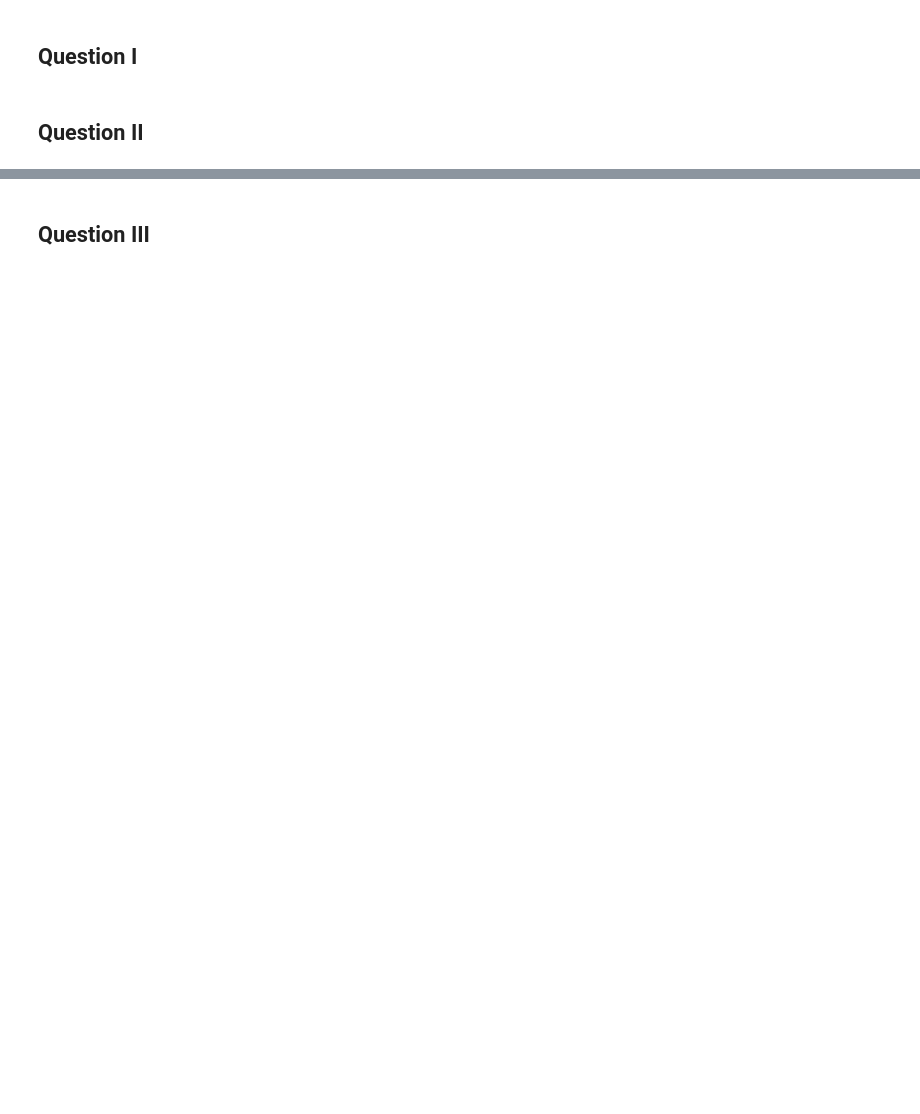
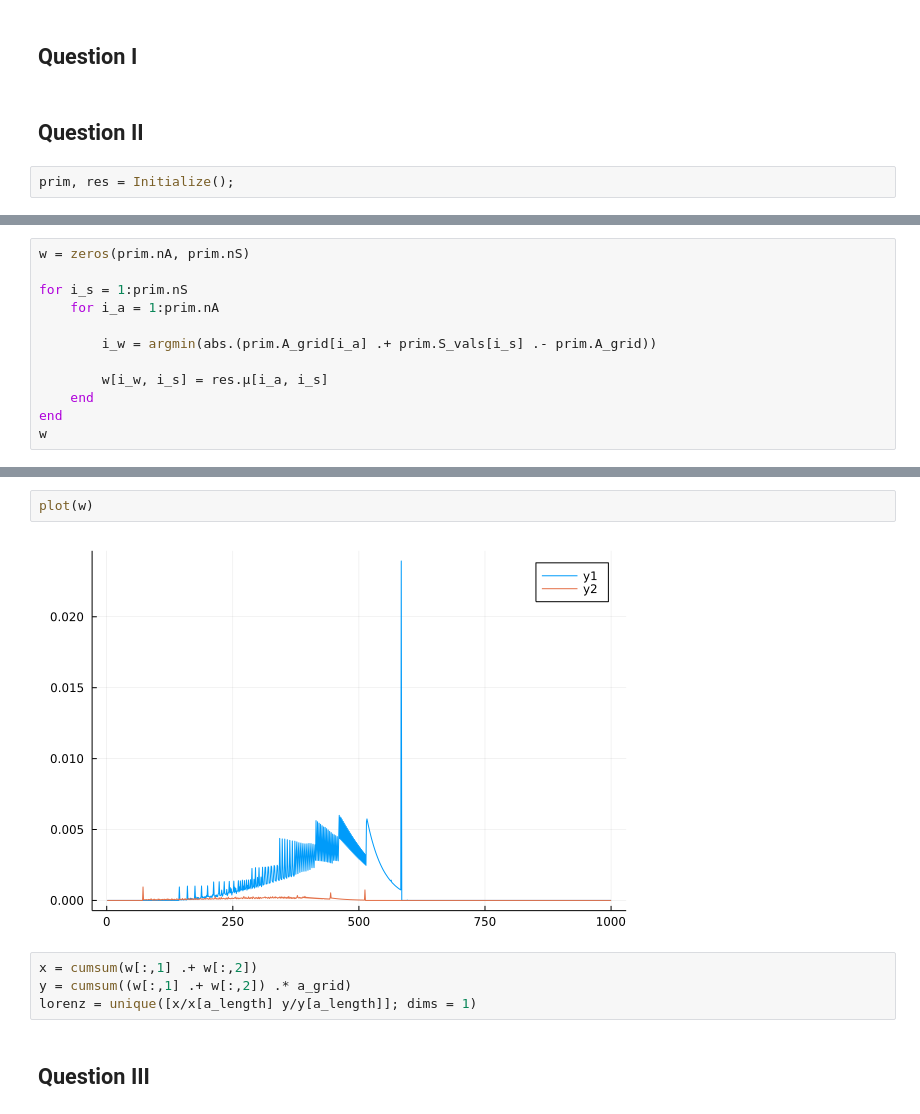
Before and after one commit to yobin-tim/ECON-899, a Jupyter notebook: PS2/Notebooks/PS2_solution.ipynb, the cells around one changed output, grey strips where cells are left out. Drawn from its saved outputs; the diff is of its cells as text; blank space fills up the shorter version.

```diff
--- a/PS2/Notebooks/PS2_solution.ipynb
+++ b/PS2/Notebooks/PS2_solution.ipynb
@@ -18,3 +28,5 @@ solve_the_model (generic function with 4 methods)
 ## Question I
 # %% [markdown]
 ## Question II
+# %%
+prim, res = Initialize();
@@ -20,0 +35,12 @@ solve_the_model (generic function with 4 methods)
+# %%
+w = zeros(prim.nA, prim.nS)
+
+for i_s = 1:prim.nS
+    for i_a = 1:prim.nA
+
+        i_w = argmin(abs.(prim.A_grid[i_a] .+ prim.S_vals[i_s] .- prim.A_grid))
+
+        w[i_w, i_s] = res.μ[i_a, i_s]
+    end
+end
+w
@@ -21,2 +65,10 @@ solve_the_model (generic function with 4 methods)
+# %%
+plot(w)
+# %% [output]
+[figure, added]
+# %%
+x = cumsum(w[:,1] .+ w[:,2])
+y = cumsum((w[:,1] .+ w[:,2]) .* a_grid)
+lorenz = unique([x/x[a_length] y/y[a_length]]; dims = 1)
 # %% [markdown]
 ## Question III
```
Also changed, not shown: parts of 4 cells of this notebook, 10 other files.
